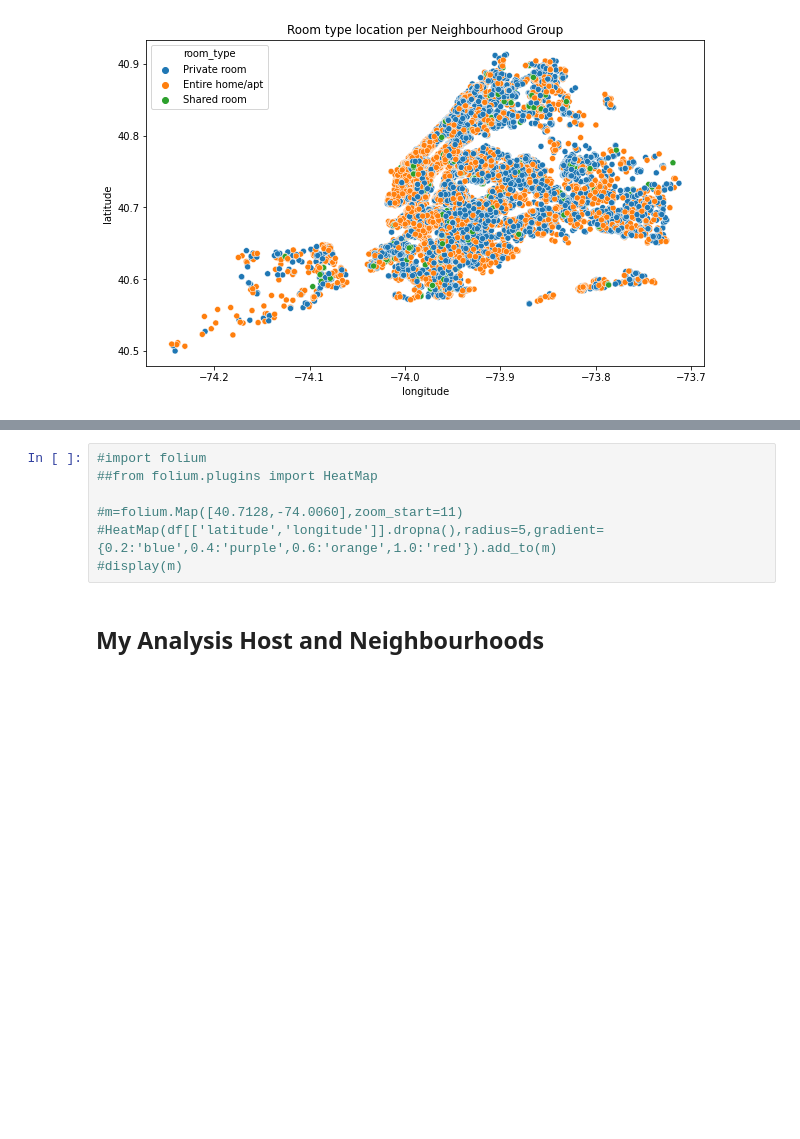
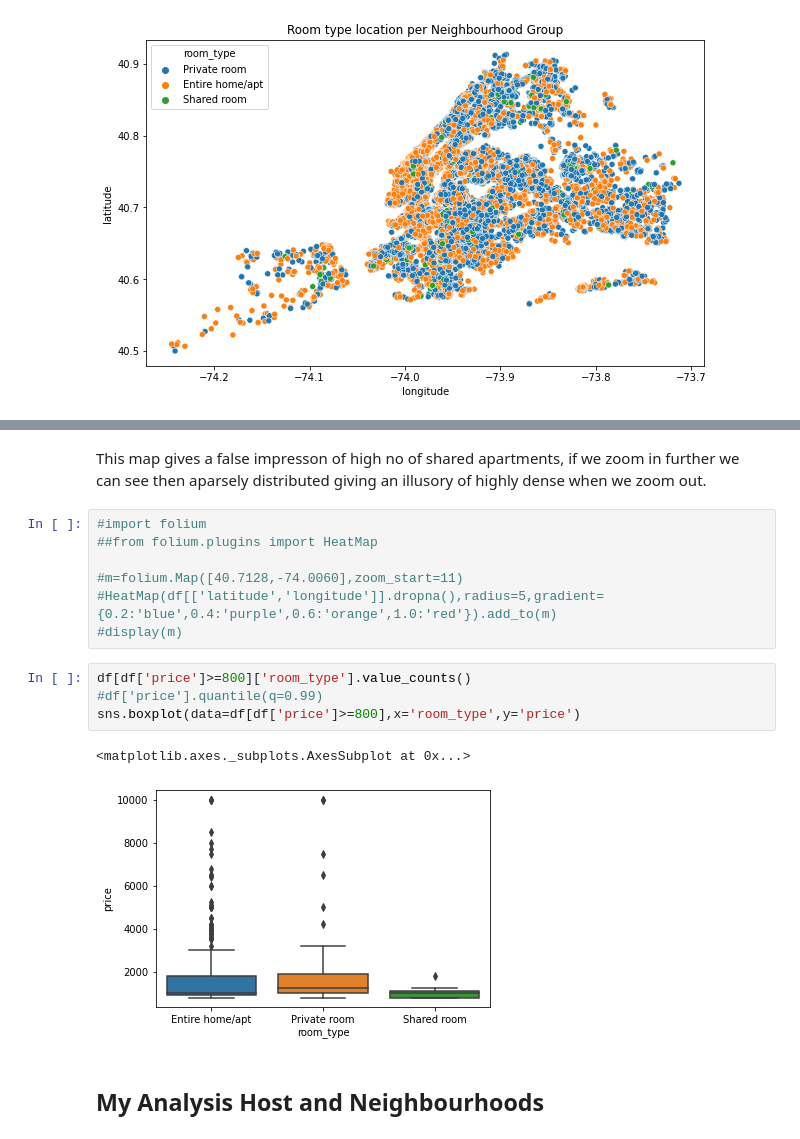
Before and after one commit to abdulaziz2208/Airbnb-Bookings-analysis, a Jupyter notebook: Airbnb_Bookings_Analysis_Capstone_Project.ipynb, the cells around one changed output, grey strips where cells are left out. Cells and saved outputs as stored; diff of their text form; blank space fills up the shorter version.

```diff
--- a/Airbnb_Bookings_Analysis_Capstone_Project.ipynb
+++ b/Airbnb_Bookings_Analysis_Capstone_Project.ipynb
@@ -115,3 +129,5 @@ plt.ioff()
+# %% [markdown]
+This map gives a false impresson of high no of shared apartments, if we zoom in further we can see then aparsely distributed giving an illusory of highly dense when we zoom out.
 # %%
 #import folium
 ##from folium.plugins import HeatMap
@@ -119,6 +135,13 @@ plt.ioff()
 #m=folium.Map([40.7128,-74.0060],zoom_start=11)
 #HeatMap(df[['latitude','longitude']].dropna(),radius=5,gradient={0.2:'blue',0.4:'purple',0.6:'orange',1.0:'red'}).add_to(m)
 #display(m)
+# %%
+df[df['price']>=800]['room_type'].value_counts()
+#df['price'].quantile(q=0.99)
+sns.boxplot(data=df[df['price']>=800],x='room_type',y='price')
+# %% [output]
+<matplotlib.axes._subplots.AxesSubplot at 0x...>
+[figure, added]
 # %% [markdown]
 ## **My Analysis Host and Neighbourhoods**
 # %% [markdown]
```
Also changed, not shown: parts of 4 cells of this notebook.
